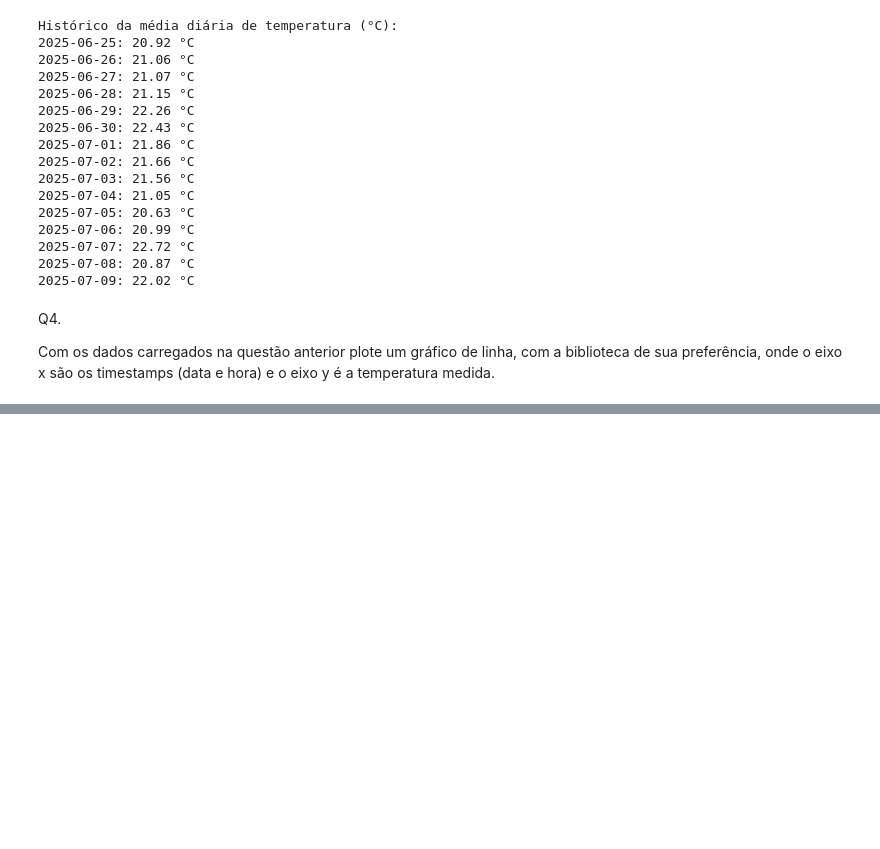
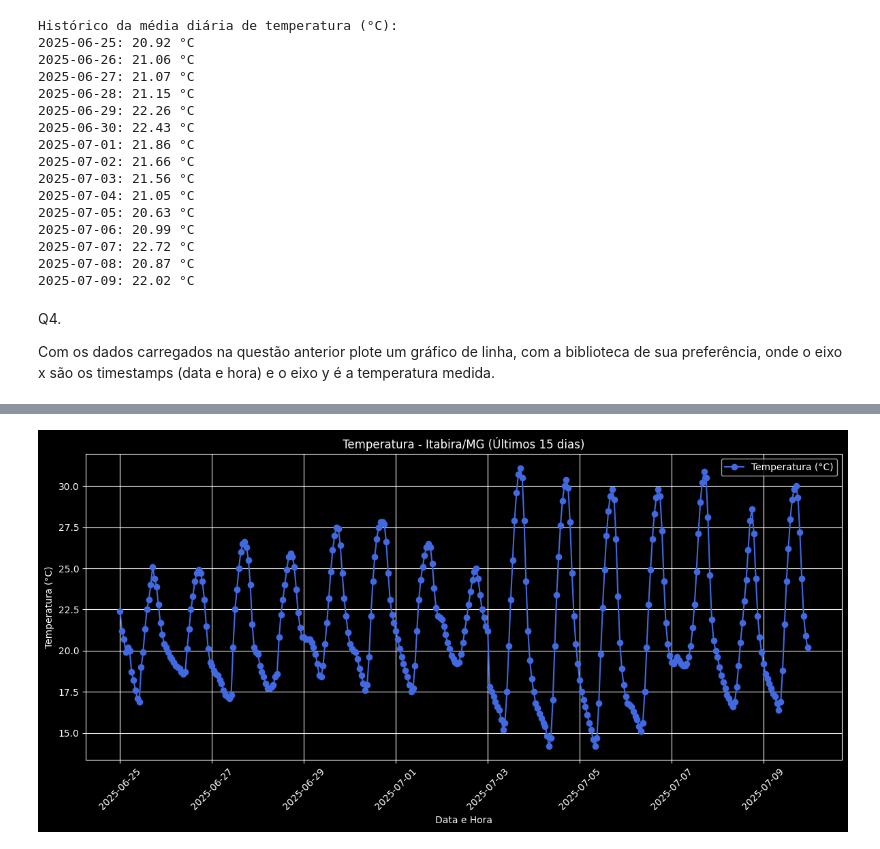
Before and after one commit to WesleyVictors/python2, a Jupyter notebook: DataModel.ipynb, the cells around one changed output, grey strips where cells are left out. Cells and saved outputs as stored; diff of their text form; code cells hidden in the pictures; blank space fills up the shorter version.

```diff
--- a/DataModel.ipynb
+++ b/DataModel.ipynb
@@ -302,17 +302,19 @@ Q4.
 
 Com os dados carregados na questão anterior plote um gráfico de linha, com a biblioteca de sua preferência, onde o eixo x são os timestamps (data e hora) e o eixo y é a temperatura medida.
 # %%
-import plotly.graph_objects as go
+import matplotlib.pyplot as plt
 from datetime import datetime, timedelta
+
 
 datas = [datetime.fromisoformat(t) for t in dados.hourly.time]
 temperaturas = dados.hourly.temperature_2m
+
+
 hoje = datetime.now()
 limite = hoje - timedelta(days=15)
+
 datas_filtradas = []
 temperaturas_filtradas = []
-
-
 
 for dt, temp in zip(datas, temperaturas):
     if dt >= limite:
@@ -320,19 +322,16 @@ for dt, temp in zip(datas, temperaturas):
         temperaturas_filtradas.append(temp)
 
 
-fig = go.Figure()
-fig.add_trace(go.Scatter(
-    x=datas_filtradas,
-    y=temperaturas_filtradas,
-    mode='lines+markers',
-    name='Temperatura (°C)',
-    line=dict(color='royalblue')))
+plt.figure(figsize=(12, 6))
+plt.plot(datas_filtradas, temperaturas_filtradas, marker='o', linestyle='-', color='royalblue', label='Temperatura (°C)')
+plt.style.use('dark_background')
+plt.title('Temperatura - Itabira/MG (Últimos 15 dias)')
+plt.xlabel('Data e Hora')
+plt.ylabel('Temperatura (°C)')
+plt.xticks(rotation=45)
+plt.grid(True)
+plt.legend()
+plt.tight_layout()
 
-fig.update_layout(
-    title='Temperatura - Itabira/MG',
-    xaxis_title='Data e Hora',
-    yaxis_title='Temperatura (°C)',
-    hovermode='x')
-
-fig.show()
+plt.show()
 # %% [output]
@@ -339,0 +338 @@ fig.show()
+[figure, added]
```
Also changed, not shown: parts of 1 cell of this notebook.
